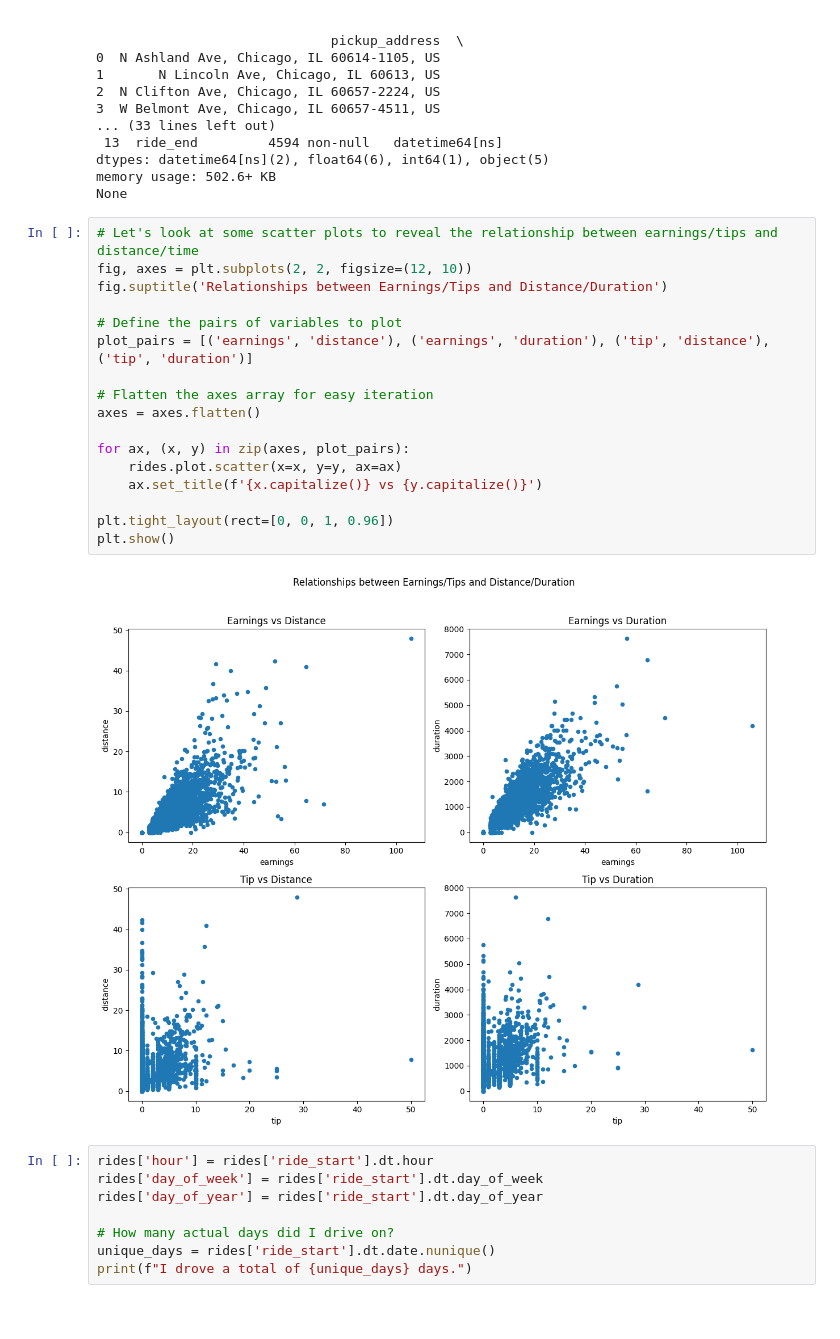
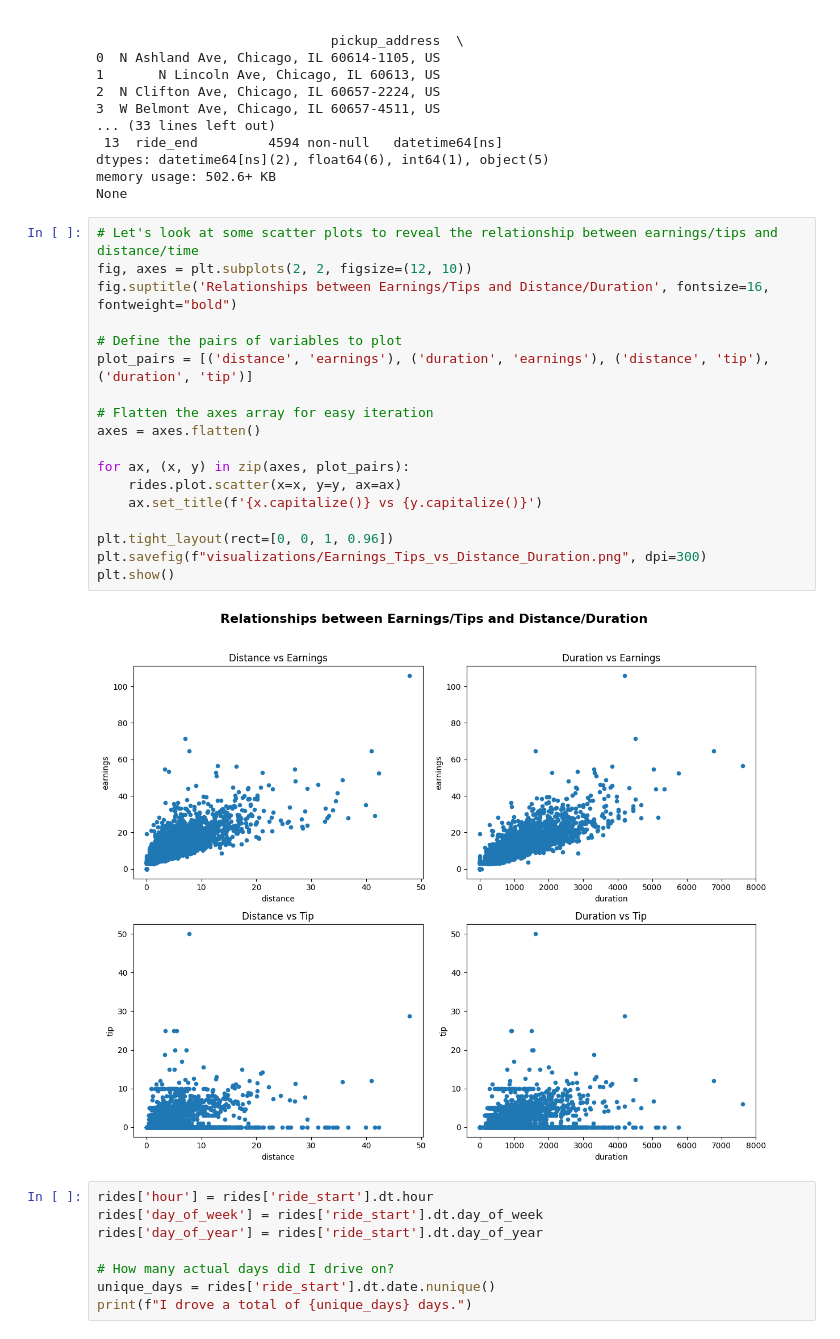
Before and after one commit to nrrb/uber-analytics-project, a Jupyter notebook: uber_analysis.ipynb, the cells around one changed output. Saved outputs shown, nothing was run; the diff lists cells and outputs as text.

Commit message:
Made visualizations suitable for framing.

```diff
--- a/uber_analysis.ipynb
+++ b/uber_analysis.ipynb
@@ -26,22 +26,23 @@ None
 # %%
 # Let's look at some scatter plots to reveal the relationship between earnings/tips and distance/time
 fig, axes = plt.subplots(2, 2, figsize=(12, 10))
-fig.suptitle('Relationships between Earnings/Tips and Distance/Duration')
+fig.suptitle('Relationships between Earnings/Tips and Distance/Duration', fontsize=16, fontweight="bold")
 
 # Define the pairs of variables to plot
-plot_pairs = [('earnings', 'distance'), ('earnings', 'duration'), ('tip', 'distance'), ('tip', 'duration')]
+plot_pairs = [('distance', 'earnings'), ('duration', 'earnings'), ('distance', 'tip'), ('duration', 'tip')]
 
 # Flatten the axes array for easy iteration
 axes = axes.flatten()
 
 for ax, (x, y) in zip(axes, plot_pairs):
     rides.plot.scatter(x=x, y=y, ax=ax)
     ax.set_title(f'{x.capitalize()} vs {y.capitalize()}')
 
 plt.tight_layout(rect=[0, 0, 1, 0.96])
+plt.savefig(f"visualizations/Earnings_Tips_vs_Distance_Duration.png", dpi=300)
 plt.show()
 # %% [output]
-[figure, old version]
+[figure, new version]
 # %%
 rides['hour'] = rides['ride_start'].dt.hour
 rides['day_of_week'] = rides['ride_start'].dt.day_of_week
```
Also changed, not shown: parts of 1 cell of this notebook, 3 other files.
